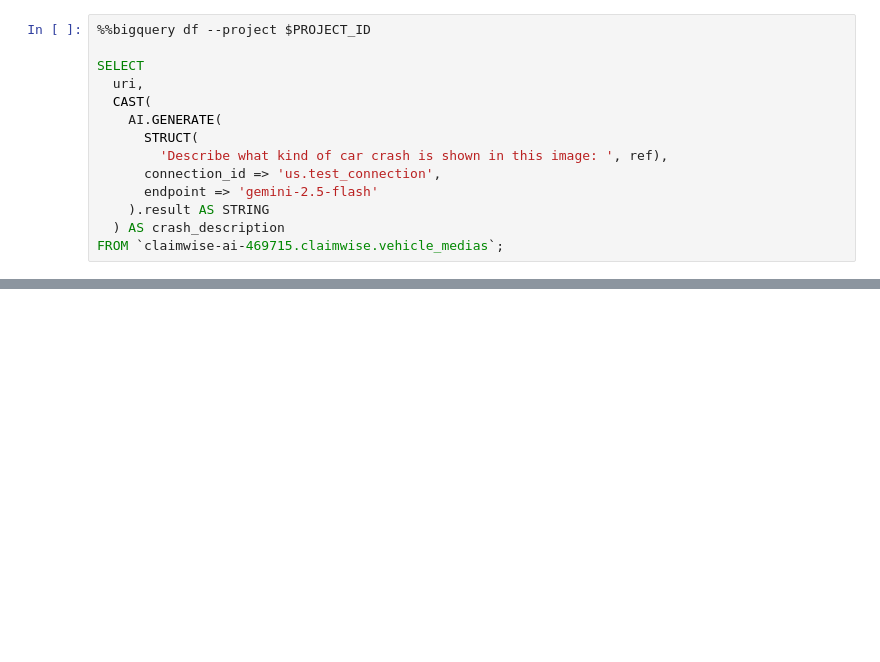
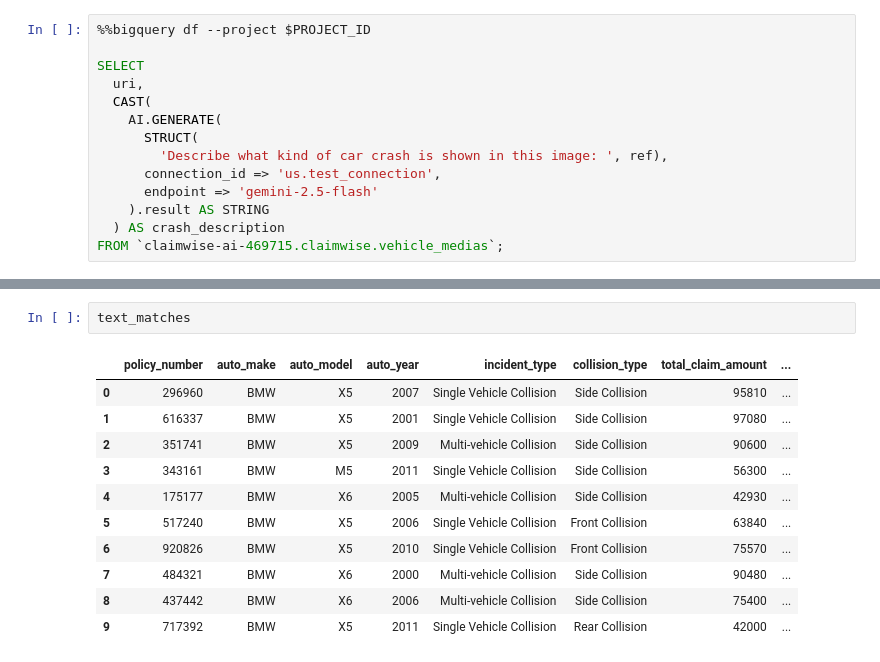
Before and after one commit to hongdnn/claimwise_ai, a Jupyter notebook: BigQuery.ipynb, the cells around one changed output, grey strips where cells are left out. Drawn from its saved outputs; the diff is of its cells as text; blank space fills up the shorter version.

```diff
--- a/BigQuery.ipynb
+++ b/BigQuery.ipynb
@@ -176,0 +226,14 @@ df
+# %%
+text_matches
+# %% [output]
+|  | policy_number | auto_make | auto_model | auto_year | incident_type | collision_type | total_claim_amount | ... |
+| 0 | 296960 | BMW | X5 | 2007 | Single Vehicle Collision | Side Collision | 95810 | ... |
+| 1 | 616337 | BMW | X5 | 2001 | Single Vehicle Collision | Side Collision | 97080 | ... |
+| 2 | 351741 | BMW | X5 | 2009 | Multi-vehicle Collision | Side Collision | 90600 | ... |
+| 3 | 343161 | BMW | M5 | 2011 | Single Vehicle Collision | Side Collision | 56300 | ... |
+| 4 | 175177 | BMW | X6 | 2005 | Multi-vehicle Collision | Side Collision | 42930 | ... |
+| 5 | 517240 | BMW | X5 | 2006 | Single Vehicle Collision | Front Collision | 63840 | ... |
+| 6 | 920826 | BMW | X5 | 2010 | Single Vehicle Collision | Front Collision | 75570 | ... |
+| 7 | 484321 | BMW | X6 | 2000 | Multi-vehicle Collision | Side Collision | 90480 | ... |
+| 8 | 437442 | BMW | X6 | 2006 | Multi-vehicle Collision | Side Collision | 75400 | ... |
+| 9 | 717392 | BMW | X5 | 2011 | Single Vehicle Collision | Rear Collision | 42000 | ... |
```
Also changed, not shown: parts of 27 cells of this notebook.
